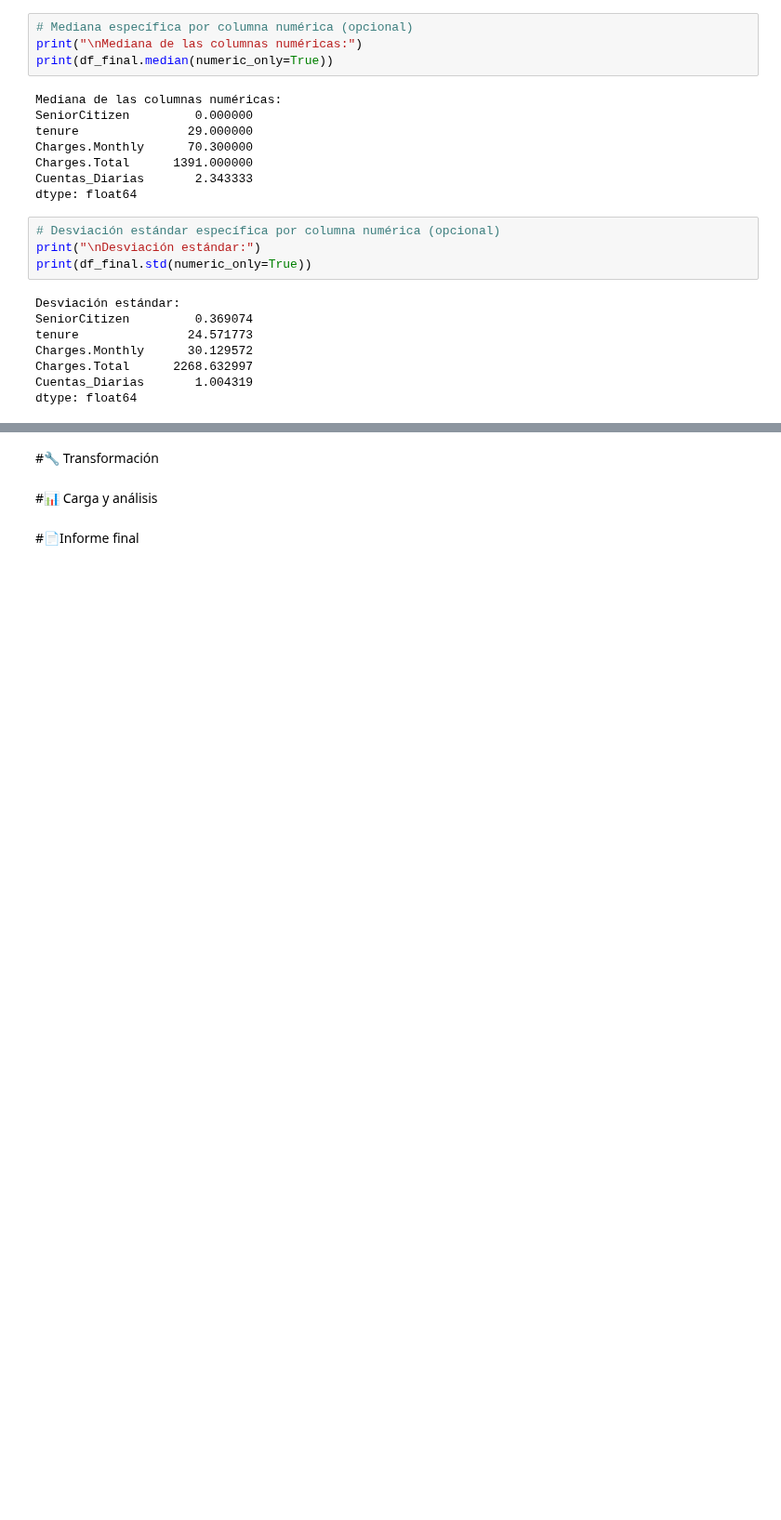
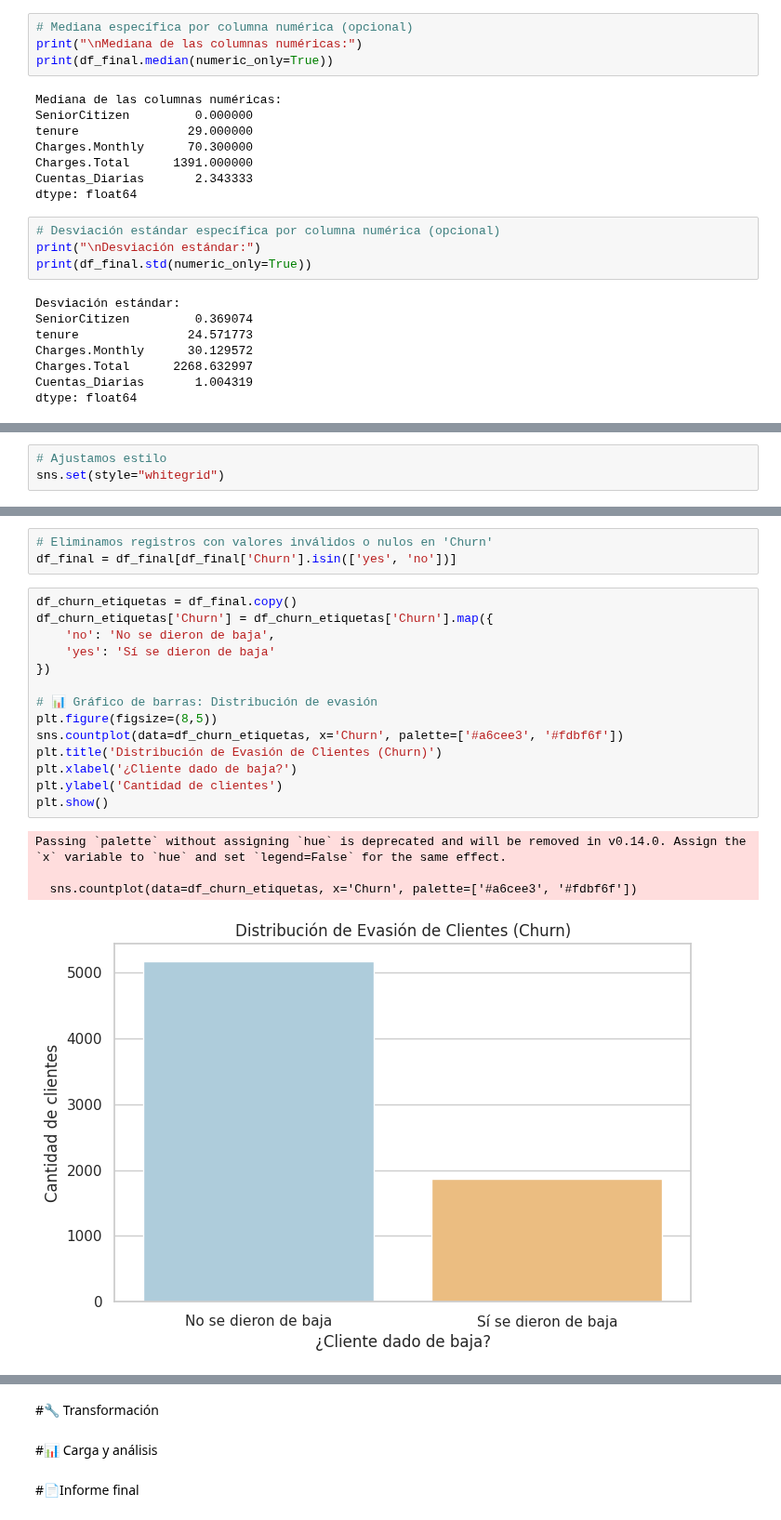
Before and after one commit to NatSama2/Curso-Alura-Latam, a Jupyter notebook: challenge2-data-science-TelecomX/TelecomX_LATAM.ipynb, the cells around one changed output, grey strips where cells are left out. Shown at 93% size. Saved outputs shown, nothing was run; the diff lists cells and outputs as text; blank space fills up the shorter version.

Commit message:
9-Distribución de evasión

```diff
--- a/challenge2-data-science-TelecomX/TelecomX_LATAM.ipynb
+++ b/challenge2-data-science-TelecomX/TelecomX_LATAM.ipynb
@@ -347,0 +353,3 @@ dtype: float64
+# %%
+# Ajustamos estilo
+sns.set(style="whitegrid")
@@ -347,0 +365,22 @@ dtype: float64
+# %%
+# Eliminamos registros con valores inválidos o nulos en 'Churn'
+df_final = df_final[df_final['Churn'].isin(['yes', 'no'])]
+# %%
+df_churn_etiquetas = df_final.copy()
+df_churn_etiquetas['Churn'] = df_churn_etiquetas['Churn'].map({
+    'no': 'No se dieron de baja',
+    'yes': 'Sí se dieron de baja'
+})
+
+# 📊 Gráfico de barras: Distribución de evasión
+plt.figure(figsize=(8,5))
+sns.countplot(data=df_churn_etiquetas, x='Churn', palette=['#a6cee3', '#fdbf6f'])
+plt.title('Distribución de Evasión de Clientes (Churn)')
+plt.xlabel('¿Cliente dado de baja?')
+plt.ylabel('Cantidad de clientes')
+plt.show()
+# %% [output]
+Passing `palette` without assigning `hue` is deprecated and will be removed in v0.14.0. Assign the `x` variable to `hue` and set `legend=False` for the same effect.
+
+  sns.countplot(data=df_churn_etiquetas, x='Churn', palette=['#a6cee3', '#fdbf6f'])
+[figure, added]
```
Also changed, not shown: parts of 4 cells of this notebook.
